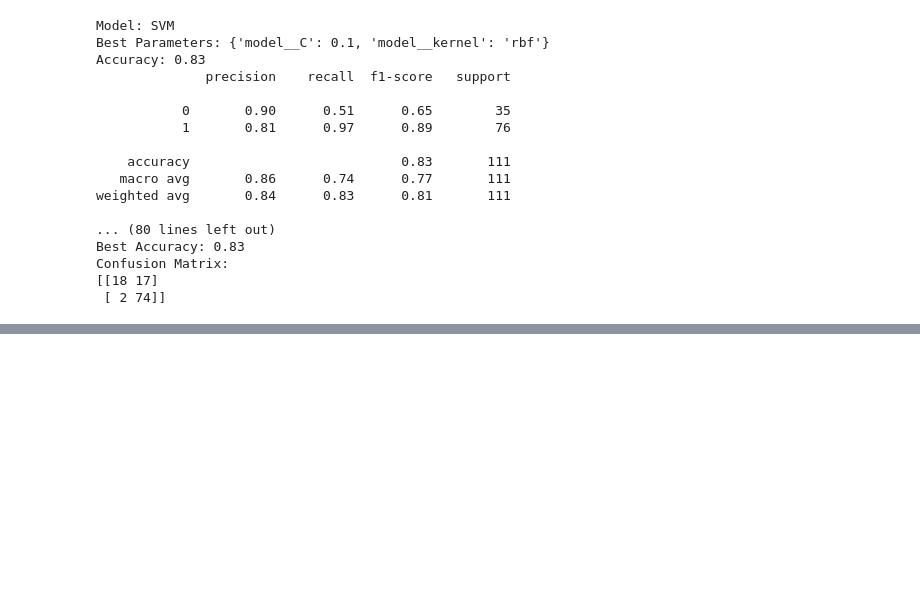
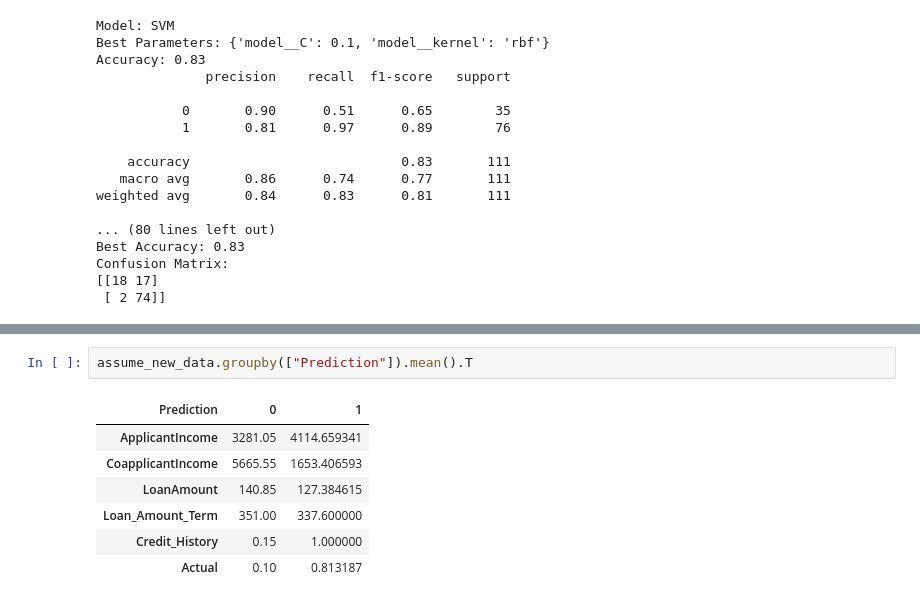
Before and after one commit to gusti02/Eligibility-Prediction-for-Loan, a Jupyter notebook: Loan.ipynb, the cells around one changed output, grey strips where cells are left out. Cells and saved outputs as stored; diff of their text form; blank space fills up the shorter version.

```diff
--- a/Loan.ipynb
+++ b/Loan.ipynb
@@ -360,0 +405,10 @@ Confusion Matrix:
+# %%
+assume_new_data.groupby(["Prediction"]).mean().T
+# %% [output]
+| Prediction | 0 | 1 |
+| ApplicantIncome | 3281.05 | 4114.659341 |
+| CoapplicantIncome | 5665.55 | 1653.406593 |
+| LoanAmount | 140.85 | 127.384615 |
+| Loan_Amount_Term | 351.00 | 337.600000 |
+| Credit_History | 0.15 | 1.000000 |
+| Actual | 0.10 | 0.813187 |
```
Also changed, not shown: parts of 4 cells of this notebook, 4 other files.
